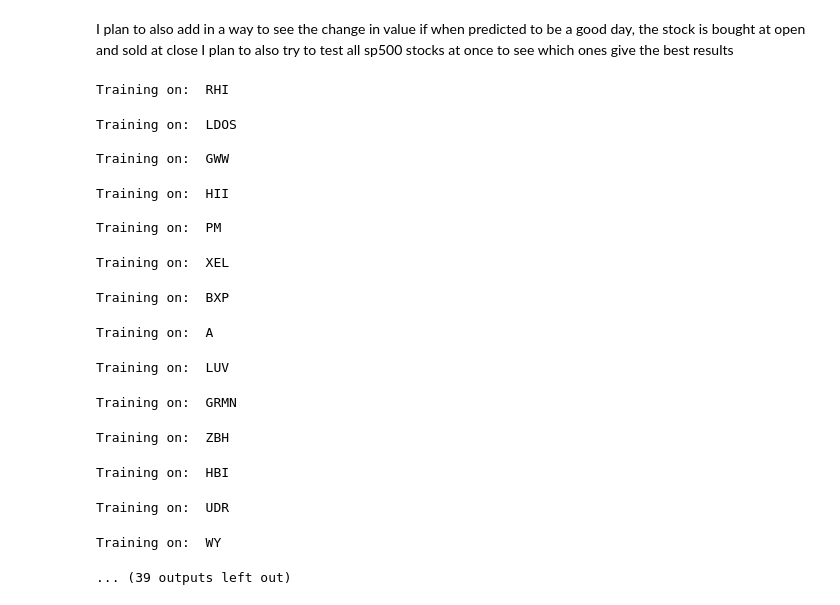
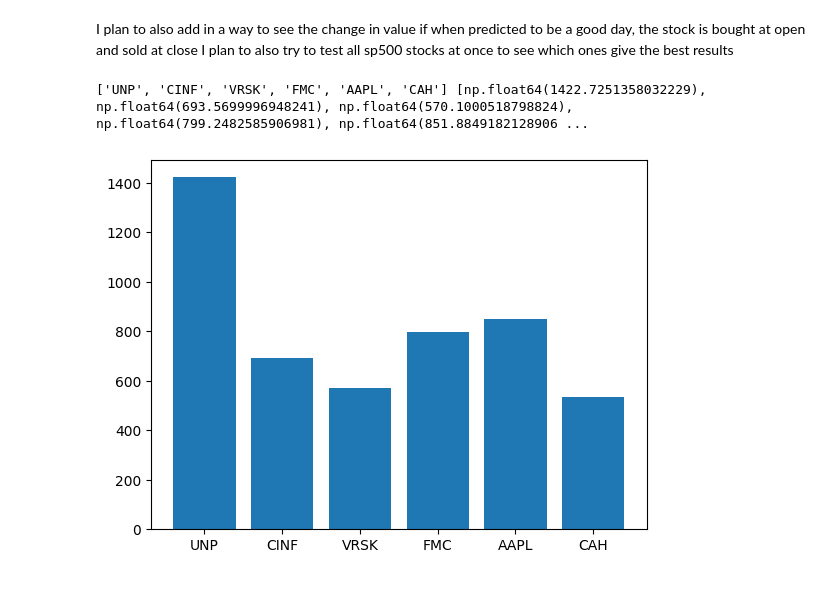
Before and after one commit to ahmedomar001/Stockmarketprediction, a Jupyter notebook: SVM.ipynb, the cells around one changed output. Cells and saved outputs as stored; diff of their text form; code cells hidden in the pictures.

Commit message:
added visualization

```diff
--- a/SVM.ipynb
+++ b/SVM.ipynb
@@ -66,9 +61,9 @@ I am unsure if I should do PCA first or append 10 days to each other then do it
 I suspect I will do PCA after since each day will be highly correlated to the previous day
 # %%
 
-def X_day_appender(day_info, day_ct=10):
+def X_day_appender(day_info, day_ct=10, y_day_ct=5):
     result = []
-    for i in range(len(day_info) - (day_ct)):
+    for i in range(len(day_info) - (day_ct + y_day_ct)):
         result.append(day_info[i:i+day_ct, :].flatten())
     return result
 # %% [markdown]
@@ -76,7 +71,7 @@ I want to now use PCA because this data will all naturally be correlated
 # %%
 from sklearn.decomposition import PCA
 
-def principal_component_analyzer(X, n=7):
+def principal_component_analyzer(X, n=3):
     pca = PCA(n_components=n)
     X_PCA = pca.fit_transform(X)
     return X_PCA
@@ -152,40 +164,45 @@ def symbol_train_test(file_path, day_ct=10):
 # %%
-symbol_csvs_paths
+import random
+
+# symbol_csvs_paths
 
 # try:
 file = open("SVM_Scores.csv", "a")
-curr_string_to_write = "symbol,accuracy,recall,precision\n"
+curr_string_to_write = "symbol,accuracy,recall,precision,trade_amount,pred_ct\n"
 file.write(curr_string_to_write)
 file.close()
 
+stock_name = []
+stock_value = []
+
 for each in symbol_csvs_paths:
     symbol = os.path.splitext(os.path.basename(each))
-    # try:
-    print("\nTraining on: ", symbol[0])
-    accuracy, recall, precision = symbol_train_test(each, day_ct=15)
-    curr_string_to_write = f"{symbol[0]},{accuracy},{recall},{precision}\n"
+    # print("\nTraining on: ", symbol[0])
+    try:
+        accuracy, recall, precision, trade_amount, pred_ct = symbol_train_test(each, day_ct=15)
+        ran_num = random.randint(1,50)
+        if ran_num == 1:
+            stock_name.append(symbol[0])
+            stock_value.append(trade_amount)
+    except:
+        # print("Values error")
+        accuracy, recall, precision, trade_amount, pred_ct = -999.999, -999.999, -999.999, -999.999, -999.999
+    curr_string_to_write = f"{symbol[0]},{accuracy},{recall},{precision},{trade_amount},{pred_ct}\n"
     file = open("SVM_Scores.csv", "a")
     file.write(curr_string_to_write)
     file.close()
-
-# file.close()
-# except:
-#     print("Error")
-# %% [output]
-Training on:  RHI
-Training on:  LDOS
-
-Training on:  GWW
-Training on:  HII
-
-Training on:  PM
-Training on:  XEL
-Training on:  BXP
-Training on:  A
-Training on:  LUV
-Training on:  GRMN
-Training on:  ZBH
-Training on:  HBI
-Training on:  UDR
-Training on:  WY
-... (39 outputs left out)
+# %%
+print(stock_name[:][:], stock_value)
+# %% [output]
+['UNP', 'CINF', 'VRSK', 'FMC', 'AAPL', 'CAH'] [np.float64(1422.7251358032229), np.float64(693.5699996948241), np.float64(570.1000518798824), np.float64(799.2482585906981), np.float64(851.8849182128906 ...
+# %%
+import matplotlib.pyplot as plt
+
+fig, ax = plt.subplots()
+
+ax.bar(stock_name[:][:], stock_value)
+
+
+plt.show()
+# %% [output]
+[figure, added]
```
Also changed, not shown: parts of 4 cells of this notebook, 1 other file.
